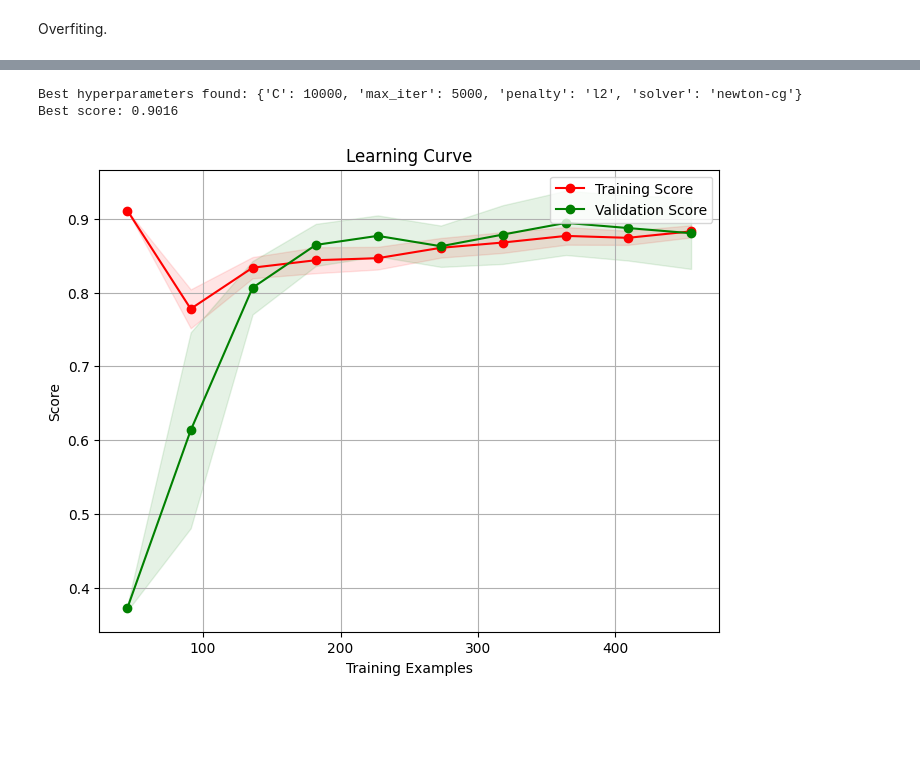
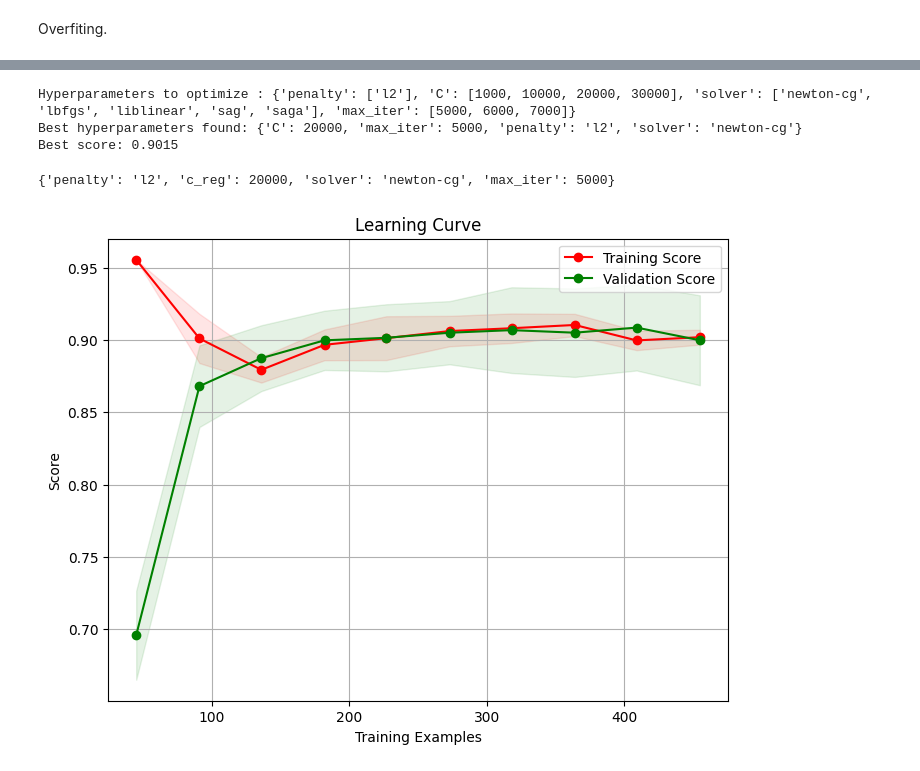
Before and after one commit to MartaCollPol/BreastCancerPrediction, a Jupyter notebook: notebooks/Model_Evaluation.ipynb, the cells around one changed output, grey strips where cells are left out. Drawn from its saved outputs; the diff is of its cells as text; code cells hidden in the pictures; blank space fills up the shorter version.

Commit message:
Files have been restructured, improved notebook for model evaluation.

```diff
--- a/notebooks/Model_Evaluation.ipynb
+++ b/notebooks/Model_Evaluation.ipynb
@@ -28,7 +37,7 @@ df.head(5)
 | 4 | 1 | 0.629893 | 0.156578 | 0.630986 | 0.489290 | 0.430351 | 0.347893 | ... |
 5 rows × 31 columns
 # %%
-data = bc.split_train_test(df, predictors, target)
+data = utils.split_train_test(df, PREDICTORS, TARGET)
 # %%
 data.keys()
 # %% [output]
@@ -36,7 +45,8 @@ dict_keys(['X_train', 'X_test', 'y_train', 'y_test'])
 # %% [markdown]
 ## Logistic Regression
 # %%
-model_obj = Model('LogisticRegression', optimization=True)
+model_obj = Model('LogisticRegression', optimization=False)
 # %%
-bc.plot_learning_curve(model_obj, df[predictors], df[target], cv=5)
+print(model_obj.hyperparameters)
+bc.plot_learning_curve(model_obj, df[PREDICTORS], df[TARGET], cv=5)
 # %% [output]
@@ -60,20 +71,23 @@ Results for test set:
 [figure]
 # %%
 # Hyperparameter_optimization
+model_obj = Model('LogisticRegression', optimization=True)
+print(f'Hyperparameters to optimize : {model_obj.hyperparams_to_optimize}')
 best_params = bc.hyperparameter_optimization(model_obj.model,
                                              model_obj.hyperparams_to_optimize,
-                                             df[predictors],
-                                             df[target],
-                                             cv=5)
+                                             df[PREDICTORS],
+                                             df[TARGET],
+                                             cv=8)
 # %% [output]
-Best hyperparameters found: {'C': 10000, 'max_iter': 5000, 'penalty': 'l2', 'solver': 'newton-cg'}
-Best score: 0.9016
+Hyperparameters to optimize : {'penalty': ['l2'], 'C': [1000, 10000, 20000, 30000], 'solver': ['newton-cg', 'lbfgs', 'liblinear', 'sag', 'saga'], 'max_iter': [5000, 6000, 7000]}
+Best hyperparameters found: {'C': 20000, 'max_iter': 5000, 'penalty': 'l2', 'solver': 'newton-cg'}
+Best score: 0.9015
 # %%
 # Study with best params.
-
-model_obj = Model('LogisticRegression', best_params)
-
-bc.plot_learning_curve(model_obj, df[predictors], df[target], cv=5)
+model_obj = Model('LogisticRegression', kwargs=best_params)
+print(model_obj.hyperparameters)
+bc.plot_learning_curve(model_obj, df[PREDICTORS], df[TARGET], cv=None)
 # %% [output]
+{'penalty': 'l2', 'c_reg': 20000, 'solver': 'newton-cg', 'max_iter': 5000}
-[figure, old version]
+[figure, new version]
 # %%
```
Also changed, not shown: parts of 33 cells of this notebook, 11 other files.
